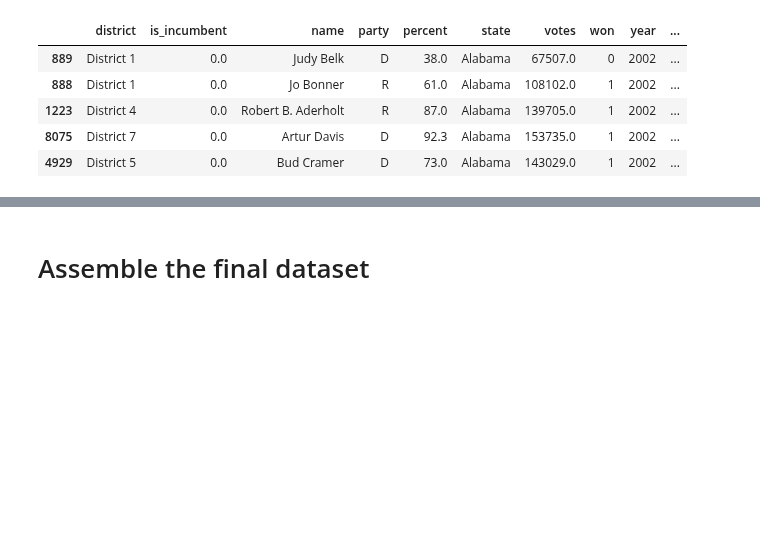
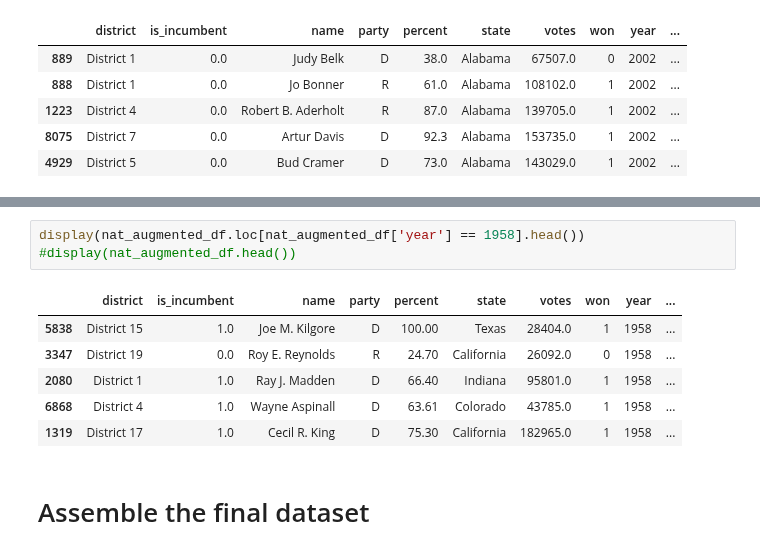
Before and after one commit to pmary/harvard_E-109A_final, a Jupyter notebook: crawler.ipynb, the cells around one changed output, grey strips where cells are left out. Saved outputs shown, nothing was run; the diff lists cells and outputs as text; blank space fills up the shorter version.

```diff
--- a/crawler.ipynb
+++ b/crawler.ipynb
@@ -1007,2 +1097,12 @@ Name: Oct, dtype: float64
+# %%
+display(nat_augmented_df.loc[nat_augmented_df['year'] == 1958].head())
+#display(nat_augmented_df.head())
+# %% [output]
+|  | district | is_incumbent | name | party | percent | state | votes | won | year | ... |
+| 5838 | District 15 | 1.0 | Joe M. Kilgore | D | 100.00 | Texas | 28404.0 | 1 | 1958 | ... |
+| 3347 | District 19 | 0.0 | Roy E. Reynolds | R | 24.70 | California | 26092.0 | 0 | 1958 | ... |
+| 2080 | District 1 | 1.0 | Ray J. Madden | D | 66.40 | Indiana | 95801.0 | 1 | 1958 | ... |
+| 6868 | District 4 | 1.0 | Wayne Aspinall | D | 63.61 | Colorado | 43785.0 | 1 | 1958 | ... |
+| 1319 | District 17 | 1.0 | Cecil R. King | D | 75.30 | California | 182965.0 | 1 | 1958 | ... |
 # %% [markdown]
 # Assemble the final dataset
```
Also changed, not shown: parts of 7 cells of this notebook.
